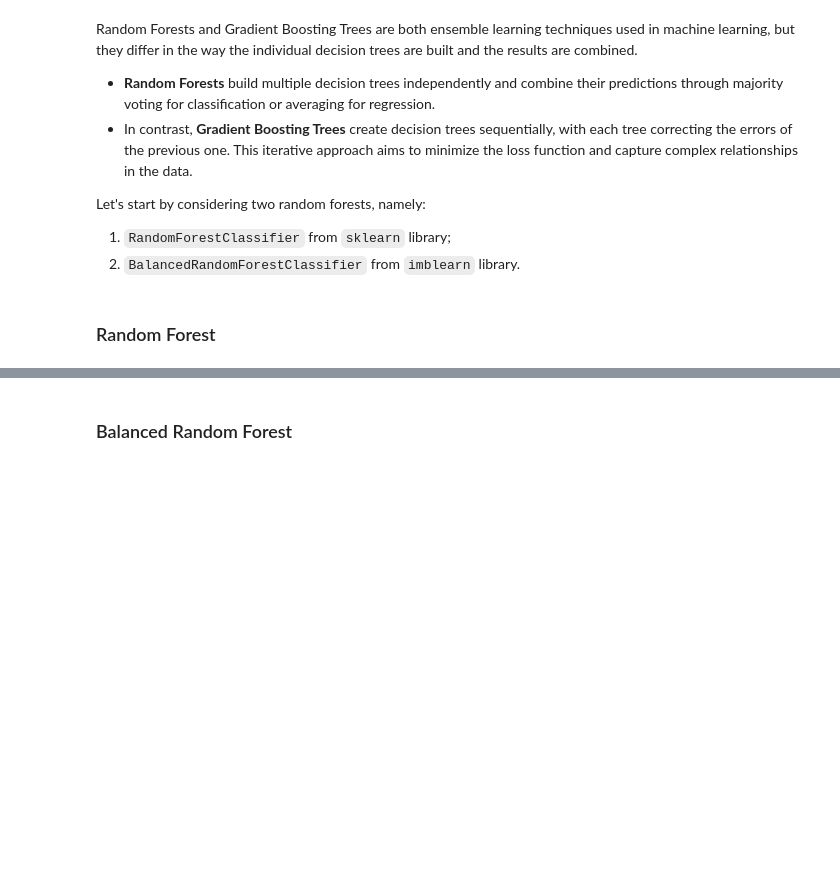
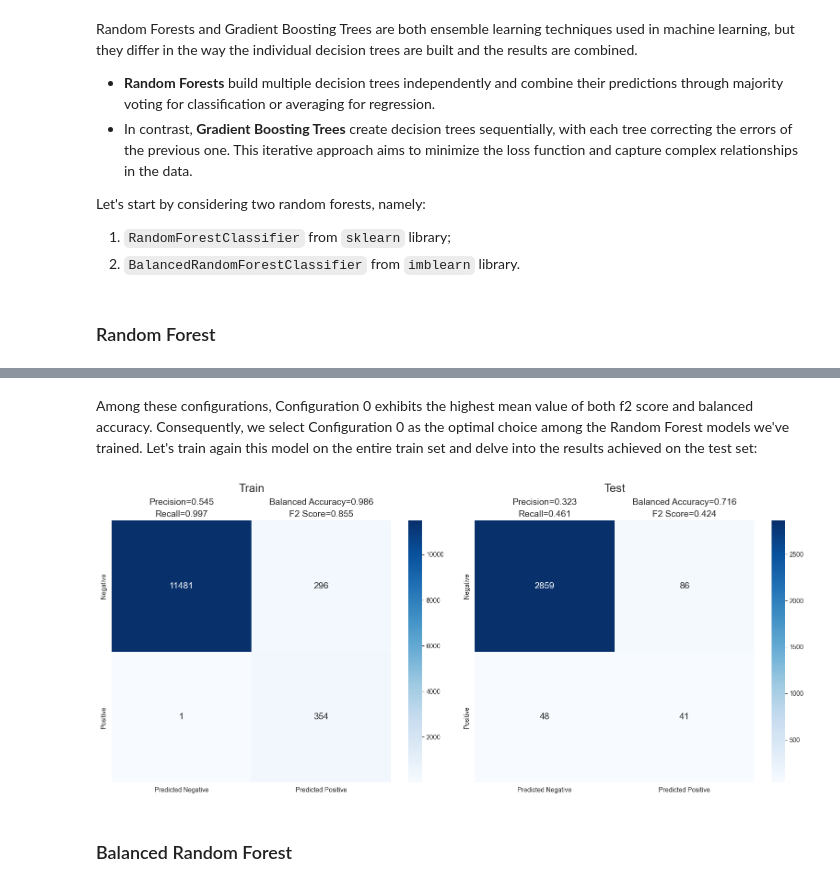
Before and after one commit to Mat-Gug/creditworthiness-card-issuance, a Jupyter notebook: Creditworthiness Estimation Project.ipynb, the cells around one changed output, grey strips where cells are left out. Drawn from its saved outputs; the diff is of its cells as text; code cells hidden in the pictures; blank space fills up the shorter version.

```diff
--- a/Creditworthiness Estimation Project.ipynb
+++ b/Creditworthiness Estimation Project.ipynb
@@ -616,6 +616,4 @@ The configurations with the highest value of the f2 score are `over_under_C_1.0`
 # %%
-oversampler = RandomOverSampler(sampling_strategy=0.2, random_state=RANDOM_SEED)
-X_train_over, y_train_over = oversampler.fit_resample(X_train, y_train)
-final_lr = LogisticRegression(class_weight='balanced', C=0.001, max_iter=600)
-final_lr.fit(X_train_over, y_train_over)
-plot_confusion_matrices(final_lr, (X_train_over, X_test, y_train_over, y_test))
+final_lr_model = LogisticRegression(class_weight = 'balanced', max_iter=500, random_state=RANDOM_SEED)
+final_lr_model.fit(X_train, y_train)
+plot_confusion_matrices(final_lr_model, (X_train, X_test, y_train, y_test))
@@ -694,3 +714,16 @@ plot_confusion_matrices(best_rfc_model, (X_train, X_test, y_train, y_test))
+# %% [markdown]
+Among these configurations, Configuration 0 exhibits the highest mean value of both f2 score and balanced accuracy. Consequently, we select Configuration 0 as the optimal choice among the Random Forest models we've trained. Let's train again this model on the entire train set and delve into the results achieved on the test set:
+# %%
+best_rfc_params_dict = get_parameters(rfc_best_configs, 0)
+best_rfc_model = RandomForestClassifier(
+    class_weight="balanced",
+    random_state=RANDOM_SEED,
+    **best_rfc_params_dict
+)
+best_rfc_model.fit(X_train, y_train)
+plot_confusion_matrices(best_rfc_model, (X_train, X_test, y_train, y_test))
+# %% [output]
+[figure, added]
 # %% [markdown]
 ### Balanced Random Forest
 # %% [markdown]
```
Also changed, not shown: parts of 54 cells of this notebook, 1 other file.
